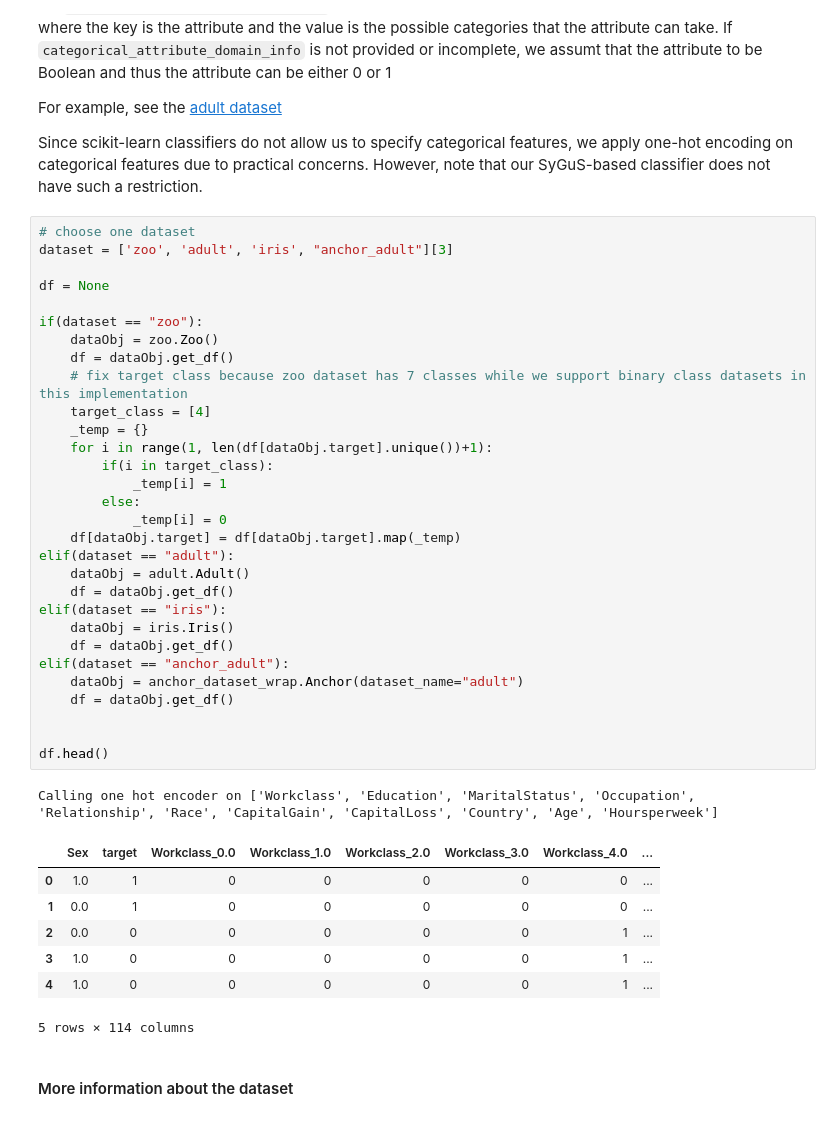
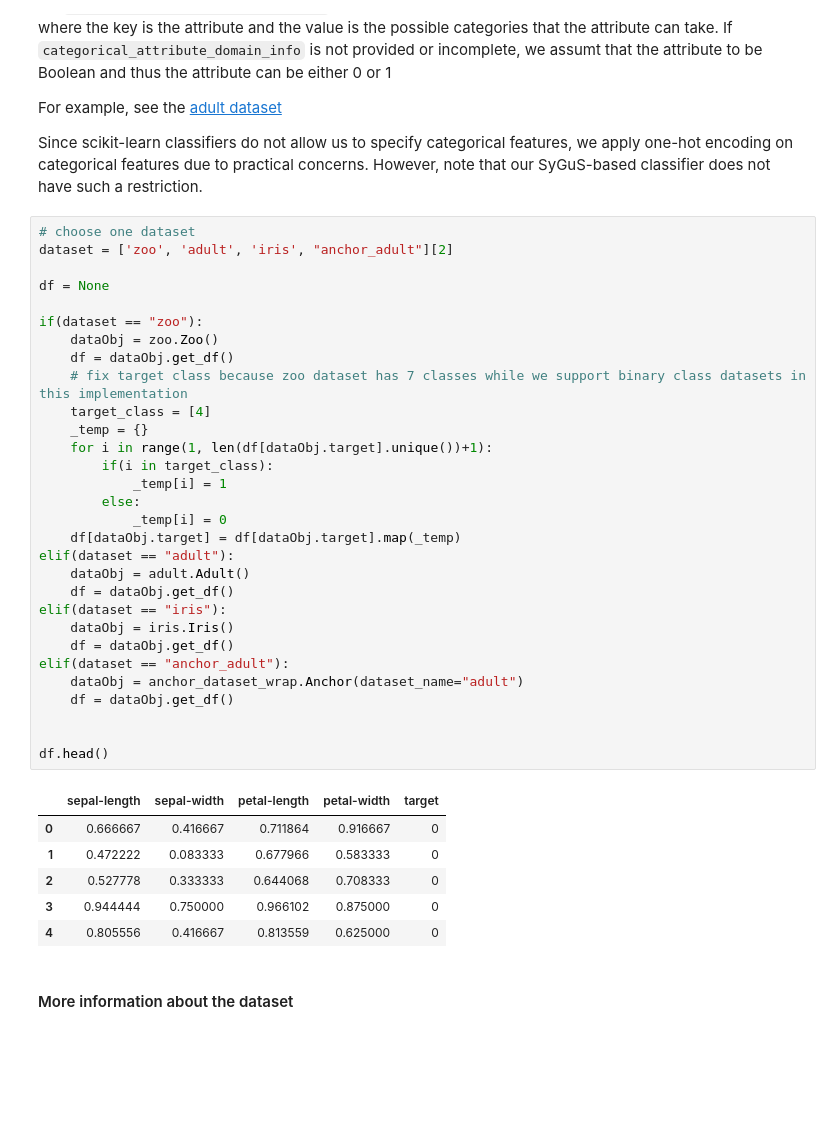
Before and after one commit to bishwamittra/pacX, a Jupyter notebook: documentation.ipynb, the cells around one changed output. Saved outputs shown, nothing was run; the diff lists cells and outputs as text; blank space fills up the shorter version.

```diff
--- a/documentation.ipynb
+++ b/documentation.ipynb
@@ -41,43 +41,41 @@ For example, see the [adult dataset](data/objects/adult.py)
 Since scikit-learn classifiers do not allow us to specify categorical features, we apply one-hot encoding on categorical features due to practical concerns. However, note that our SyGuS-based classifier does not have such a restriction.
 # %%
 # choose one dataset
-dataset = ['zoo', 'adult', 'iris', "anchor_adult"][3]
+dataset = ['zoo', 'adult', 'iris', "anchor_adult"][2]
 
 df = None
 
 if(dataset == "zoo"):
     dataObj = zoo.Zoo()
     df = dataObj.get_df()
     # fix target class because zoo dataset has 7 classes while we support binary class datasets in this implementation
     target_class = [4]
     _temp = {}
     for i in range(1, len(df[dataObj.target].unique())+1):
         if(i in target_class):
             _temp[i] = 1
         else:
             _temp[i] = 0
     df[dataObj.target] = df[dataObj.target].map(_temp)
 elif(dataset == "adult"):
     dataObj = adult.Adult()
     df = dataObj.get_df()
 elif(dataset == "iris"):
     dataObj = iris.Iris()
     df = dataObj.get_df()
 elif(dataset == "anchor_adult"):
     dataObj = anchor_dataset_wrap.Anchor(dataset_name="adult")
     df = dataObj.get_df()
 
 
 df.head()
 # %% [output]
-Calling one hot encoder on ['Workclass', 'Education', 'MaritalStatus', 'Occupation', 'Relationship', 'Race', 'CapitalGain', 'CapitalLoss', 'Country', 'Age', 'Hoursperweek']
-|  | Sex | target | Workclass_0.0 | Workclass_1.0 | Workclass_2.0 | Workclass_3.0 | Workclass_4.0 | ... |
-| 0 | 1.0 | 1 | 0 | 0 | 0 | 0 | 0 | ... |
-| 1 | 0.0 | 1 | 0 | 0 | 0 | 0 | 0 | ... |
-| 2 | 0.0 | 0 | 0 | 0 | 0 | 0 | 1 | ... |
-| 3 | 1.0 | 0 | 0 | 0 | 0 | 0 | 1 | ... |
-| 4 | 1.0 | 0 | 0 | 0 | 0 | 0 | 1 | ... |
+|  | sepal-length | sepal-width | petal-length | petal-width | target |
+| 0 | 0.666667 | 0.416667 | 0.711864 | 0.916667 | 0 |
+| 1 | 0.472222 | 0.083333 | 0.677966 | 0.583333 | 0 |
+| 2 | 0.527778 | 0.333333 | 0.644068 | 0.708333 | 0 |
+| 3 | 0.944444 | 0.750000 | 0.966102 | 0.875000 | 0 |
+| 4 | 0.805556 | 0.416667 | 0.813559 | 0.625000 | 0 |
-5 rows × 114 columns
 # %% [markdown]
 #### More information about the dataset
 # %%
```
Also changed, not shown: parts of 11 cells of this notebook, 11 other files.
